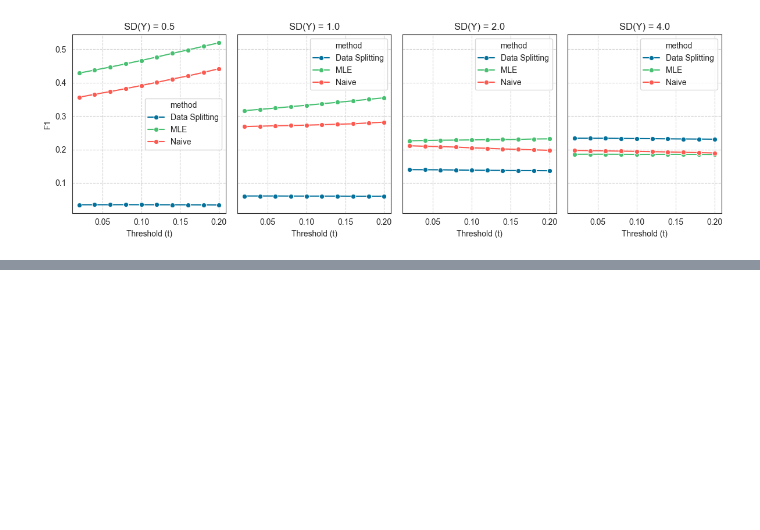
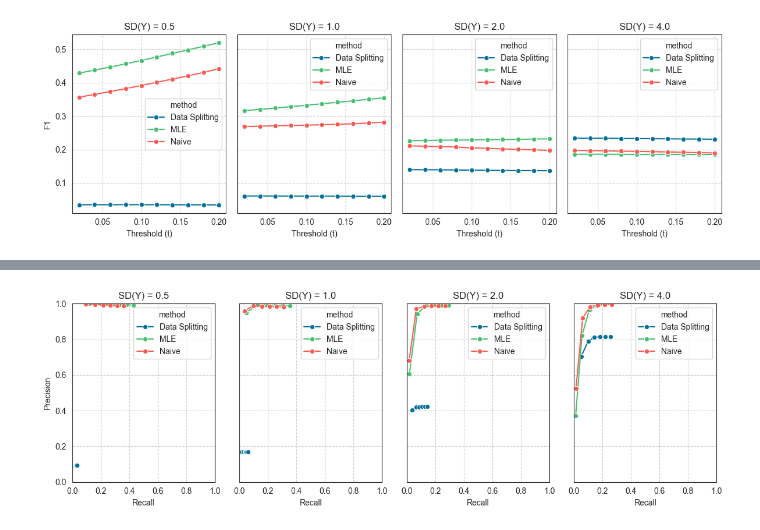
Before and after one commit to yiling-h/SI-Interaction, a Jupyter notebook: selectinf/Simulation/H1/Results/vary_signal/plotting_signal.ipynb, the cells around one changed output, grey strips where cells are left out. Cells and saved outputs as stored; diff of their text form; code cells hidden in the pictures; blank space fills up the shorter version.

```diff
--- a/selectinf/Simulation/H1/Results/vary_signal/plotting_signal.ipynb
+++ b/selectinf/Simulation/H1/Results/vary_signal/plotting_signal.ipynb
@@ -1112,0 +687,13 @@ metric_by_alpha_plot(target_dict=target_dict_full, pval_key="pval",
+# %%
+# Concatenate all thresholded results
+df_all = pd.concat(df_alpha, ignore_index=True)
+
+df_plot = (
+    df_all
+    .groupby(['parameter', 'method', 'alpha'], as_index=False)
+    .agg({metric: "mean" for metric in ["Prec", "Recall"]})
+)
+
+# --- 4) Create separate plots for each p ---
+figures = {}
+unique_ps = df_plot['parameter'].unique()
@@ -1112,0 +768,4 @@ metric_by_alpha_plot(target_dict=target_dict_full, pval_key="pval",
+# %%
+plot_precision_recall(df_plot, "SD(Y)")
+# %% [output]
+[figure, added]
```
Also changed, not shown: parts of 37 cells of this notebook, 45 other files.
